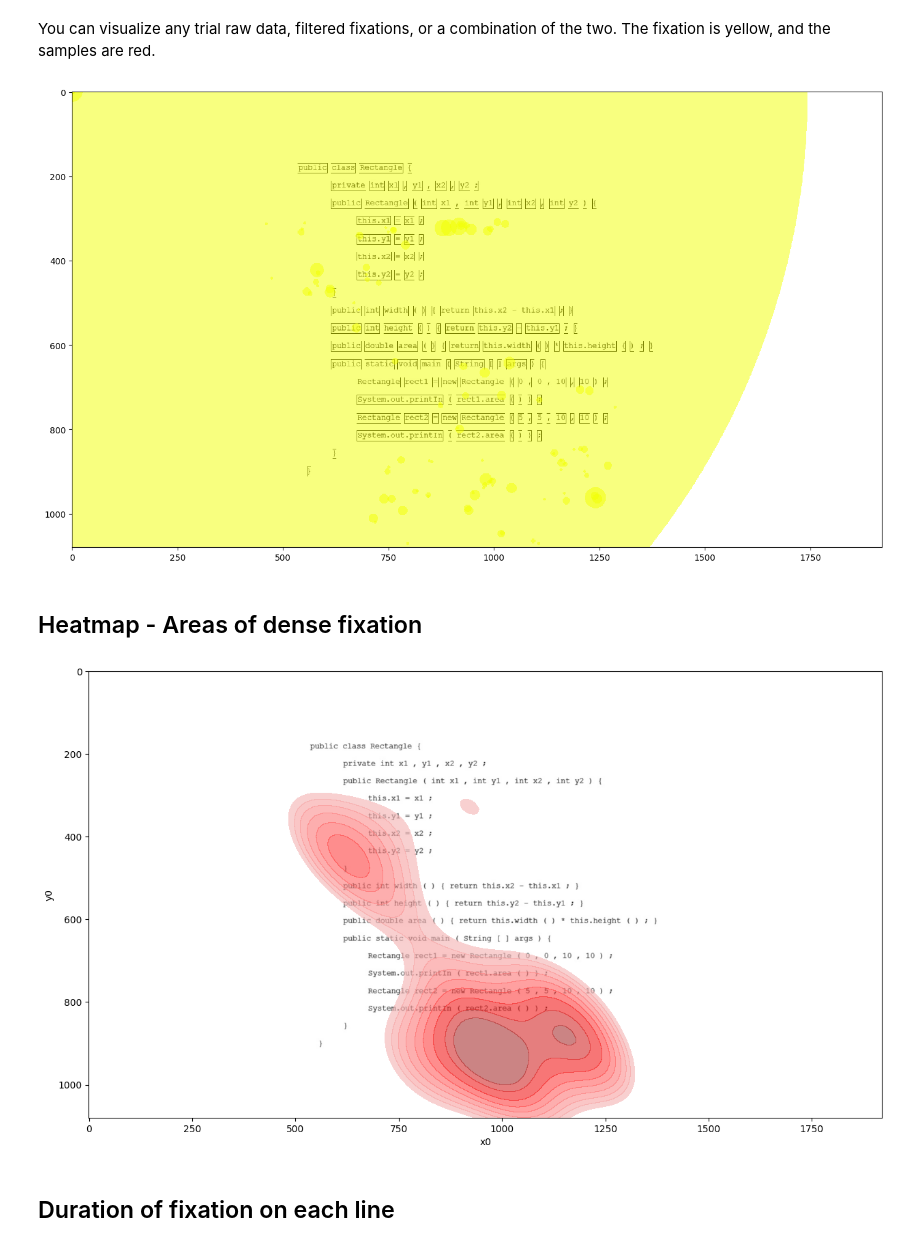
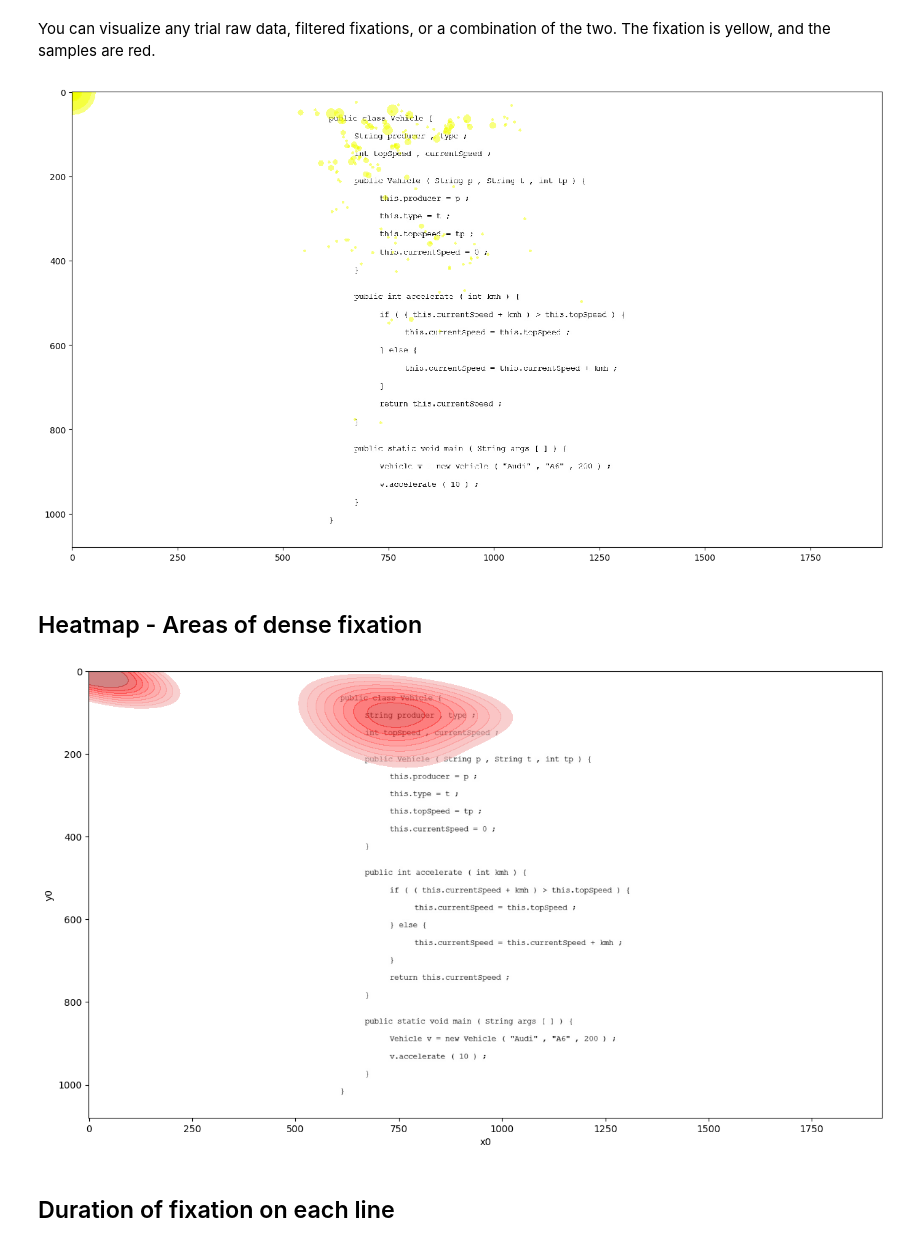
Before and after one commit to Belown/Programmer_Scanpath_Gaze_Behavior, a Jupyter notebook: EMIP-Toolkit/EMIP.ipynb, the cells around one changed output. Cells and saved outputs as stored; diff of their text form; code cells hidden in the pictures.

```diff
--- a/EMIP-Toolkit/EMIP.ipynb
+++ b/EMIP-Toolkit/EMIP.ipynb
@@ -57,7 +54,7 @@ eye_events[eye_events['experiment_id'] == '102'].head()
 # %% [markdown]
 # Visualization
 # %%
-experiment_id = '100'
+experiment_id = '103'
 trial_id = '2'
 # %% [markdown]
 ## Raw data (samples), filtered fixations, saccades, and aoi
@@ -66,20 +63,20 @@ You can visualize any trial raw data, filtered fixations, or a combination of th
 # %%
 trial_data = eye_events.loc[(eye_events['experiment_id'] == experiment_id) &
                             (eye_events['trial_id'] == trial_id)]
 
 samples_data = samples.loc[(samples['experiment_id'] == experiment_id) &
                             (samples['trial_id'] == trial_id)]
 
-visualization.draw_trial(trial_data, samples_data, draw_raw_data = False, draw_aoi = True, draw_saccade=False,
+visualization.draw_trial(trial_data, samples_data, draw_raw_data = False, draw_aoi = False, draw_saccade=False,
                         sample_x_col="R POR X [px]", sample_y_col="R POR Y [px]")
 # %% [output]
-[figure, old version]
+[figure, new version]
 # %% [markdown]
 ## Heatmap - Areas of dense fixation
 # %%
 visualization.heatmap(trial_data)
 # %% [output]
-[figure, old version]
+[figure, new version]
 # %% [markdown]
 ## Duration of fixation on each line
 # %%
```
Also changed, not shown: parts of 8 cells of this notebook, 4 other files.
